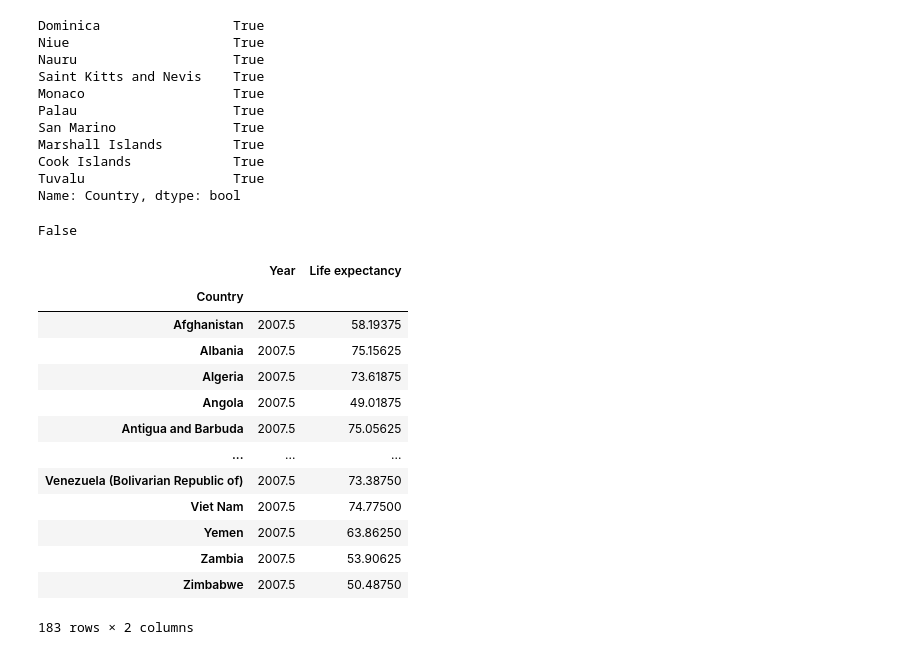
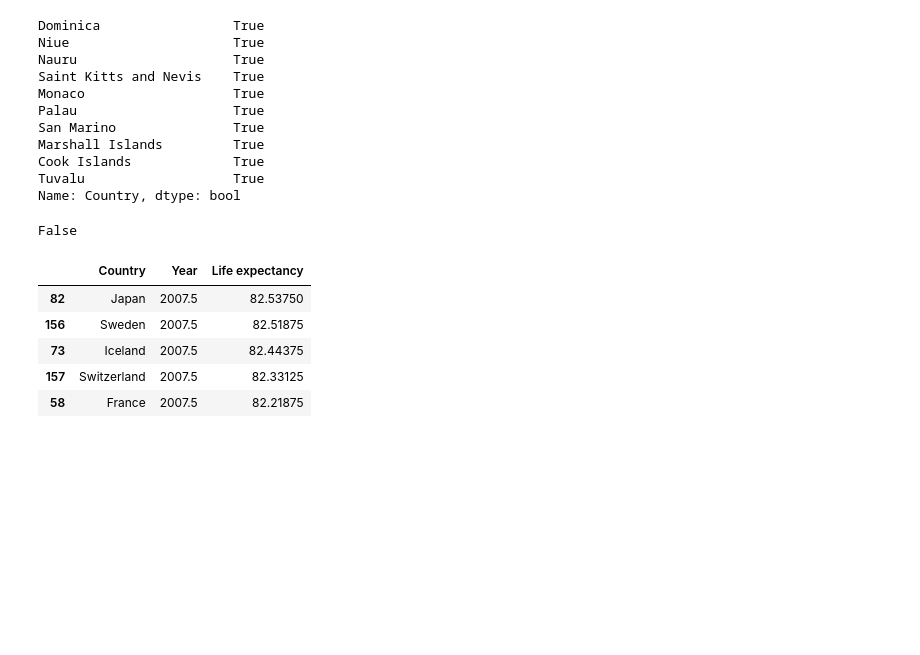
Before and after one commit to majaminnaert/TimeMachine2100, a Jupyter notebook: sketchbook.ipynb, the cells around one changed output. Saved outputs shown, nothing was run; the diff lists cells and outputs as text; code cells hidden in the pictures; blank space fills up the shorter version.

```diff
--- a/sketchbook.ipynb
+++ b/sketchbook.ipynb
@@ -70,20 +70,16 @@ False
 #     j = np.random.randint(0, 183)
 #     country = life_exp["Country"].iloc[j]
 #     globals()[f"life_exp_{country}"] = life_exp[life_exp["Country"].iloc[i]]
-# %%
-life_exp.groupby(by="Country").mean()
-# %% [output]
-|  | Year | Life expectancy |
-| Country |  |  |
-| Afghanistan | 2007.5 | 58.19375 |
-| Albania | 2007.5 | 75.15625 |
-| Algeria | 2007.5 | 73.61875 |
-| Angola | 2007.5 | 49.01875 |
-| Antigua and Barbuda | 2007.5 | 75.05625 |
-| ... | ... | ... |
-| Venezuela (Bolivarian Republic of) | 2007.5 | 73.38750 |
-| Viet Nam | 2007.5 | 74.77500 |
-| Yemen | 2007.5 | 63.86250 |
-| Zambia | 2007.5 | 53.90625 |
-| Zimbabwe | 2007.5 | 50.48750 |
-183 rows × 2 columns
+# %%
+# Finding the five countries with highest current life expectancy
+mean_lxp = life_exp.groupby(by="Country").mean().reset_index()
+sorted_lxp = mean_lxp.sort_values("Life expectancy ", ascending=False)
+top5 = sorted_lxp.head()
+top5
+# %% [output]
+|  | Country | Year | Life expectancy |
+| 82 | Japan | 2007.5 | 82.53750 |
+| 156 | Sweden | 2007.5 | 82.51875 |
+| 73 | Iceland | 2007.5 | 82.44375 |
+| 157 | Switzerland | 2007.5 | 82.33125 |
+| 58 | France | 2007.5 | 82.21875 |
```
Also changed, not shown: parts of 4 cells of this notebook, 1 other file.
